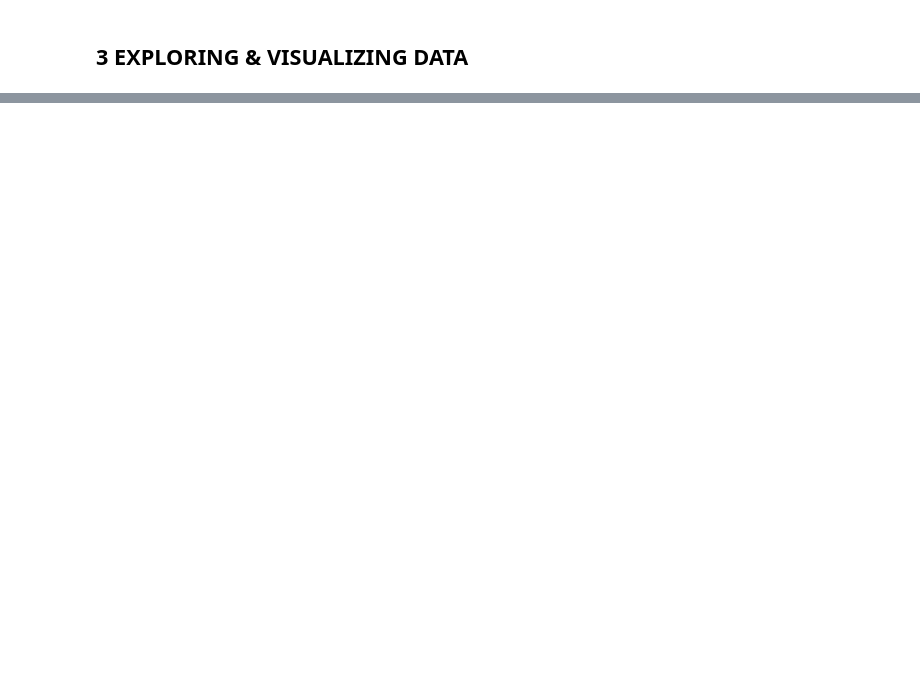
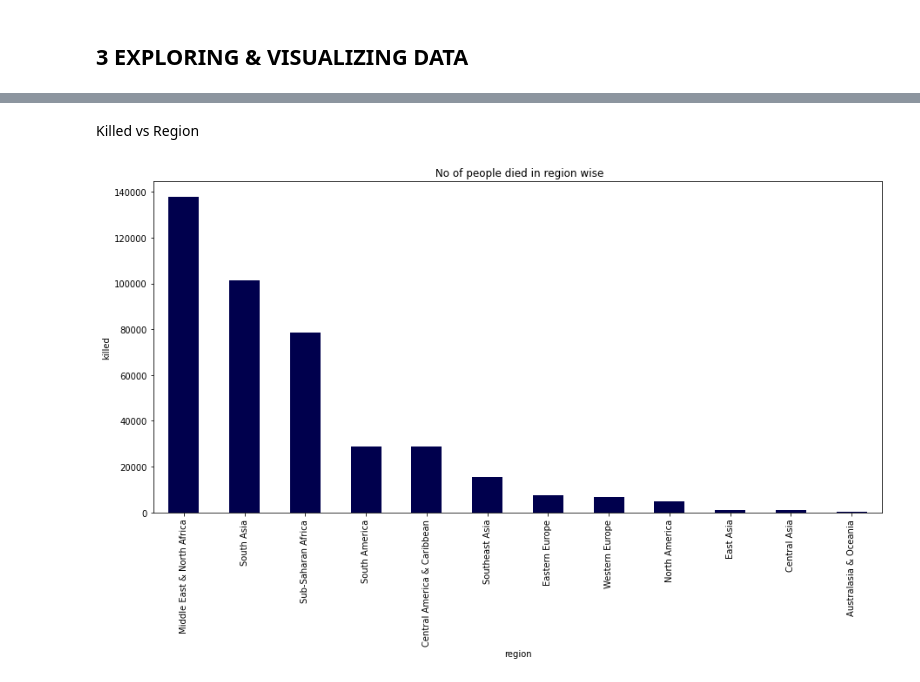
Before and after one commit to vicksypython/gbd-analysis, a Jupyter notebook: Copy_of_Global_Terrorism_Analysis_Capstone_Project.ipynb, the cells around one changed output, grey strips where cells are left out. Cells and saved outputs as stored; diff of their text form; code cells hidden in the pictures; blank space fills up the shorter version.

```diff
--- a/Copy_of_Global_Terrorism_Analysis_Capstone_Project.ipynb
+++ b/Copy_of_Global_Terrorism_Analysis_Capstone_Project.ipynb
@@ -147,0 +245,12 @@ Name: country_txt, dtype: int64
+# %% [markdown]
+Killed vs Region
+# %%
+# created bar plot by using matplotlib.pyplot as plt for region wise killed
+plt.figure(figsize=(15,7))
+gtd.groupby(['Region'])['kill'].sum().sort_values(ascending = False).plot(kind='bar',colormap = 'seismic')
+plt.title(" No of people died in region wise")
+plt.ylabel('killed')
+plt.xlabel('region')
+plt.show()
+# %% [output]
+[figure, added]
```
Also changed, not shown: parts of 21 cells of this notebook.
